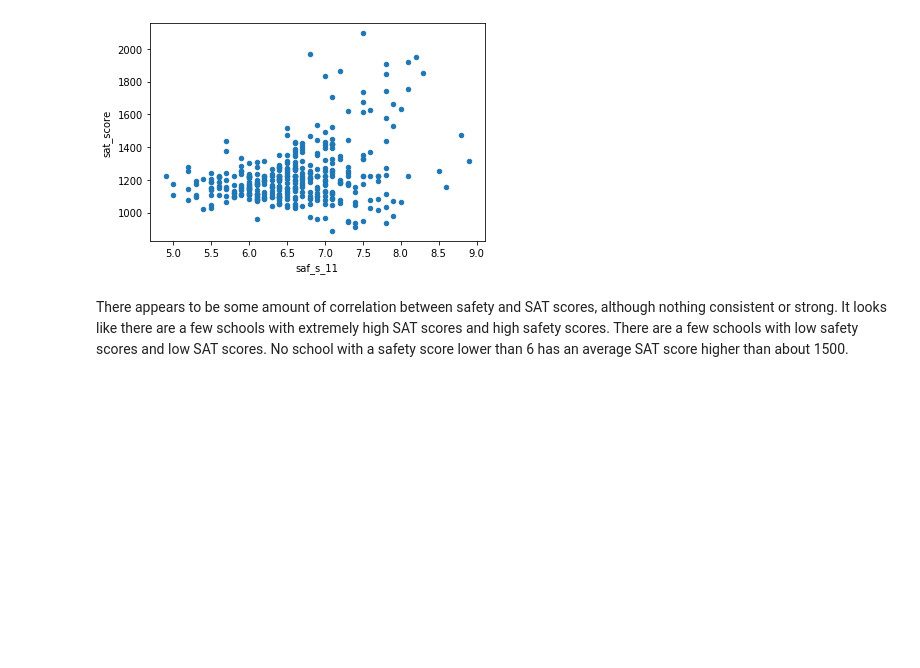
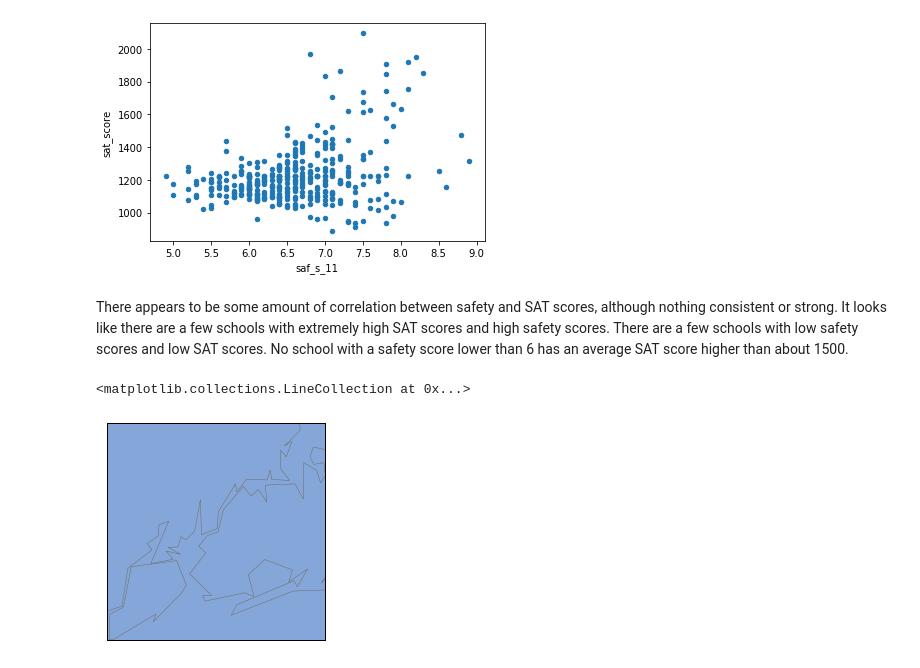
Before and after one commit to srinivasanprashant/NY-Schools-SAT-Data-Analysis, a Jupyter notebook: new-york-high-schools-SAT-analysis.ipynb, the cells around one changed output. Drawn from its saved outputs; the diff is of its cells as text; code cells hidden in the pictures; blank space fills up the shorter version.

```diff
--- a/new-york-high-schools-SAT-analysis.ipynb
+++ b/new-york-high-schools-SAT-analysis.ipynb
@@ -708,3 +750,20 @@ combined[["sat_score", "saf_s_11"]].plot.scatter(y="sat_score",x="saf_s_11")
 [figure]
 # %% [markdown]
 There appears to be some amount of correlation between safety and SAT scores, although nothing consistent or strong.  It looks like there are a few schools with extremely high SAT scores and high safety scores. There are a few schools with low safety scores and low SAT scores. No school with a safety score lower than 6 has an average SAT score higher than about 1500.
+# %%
+m = Basemap(
+    projection='merc',
+    llcrnrlat=40.496044,
+    urcrnrlat=40.915256,
+    llcrnrlon=-74.255735,
+    urcrnrlon=-73.700272,
+    resolution='i'
+)
+
+m.drawmapboundary(fill_color='#85A6D9')
+m.drawcoastlines(color='#6D5F47', linewidth=.4)
+m.drawrivers(color='#6D5F47', linewidth=.4)
+# Compute the average safety score for each district.
+# %% [output]
+<matplotlib.collections.LineCollection at 0x...>
+[figure, added]
```
Also changed, not shown: parts of 3 cells of this notebook.
